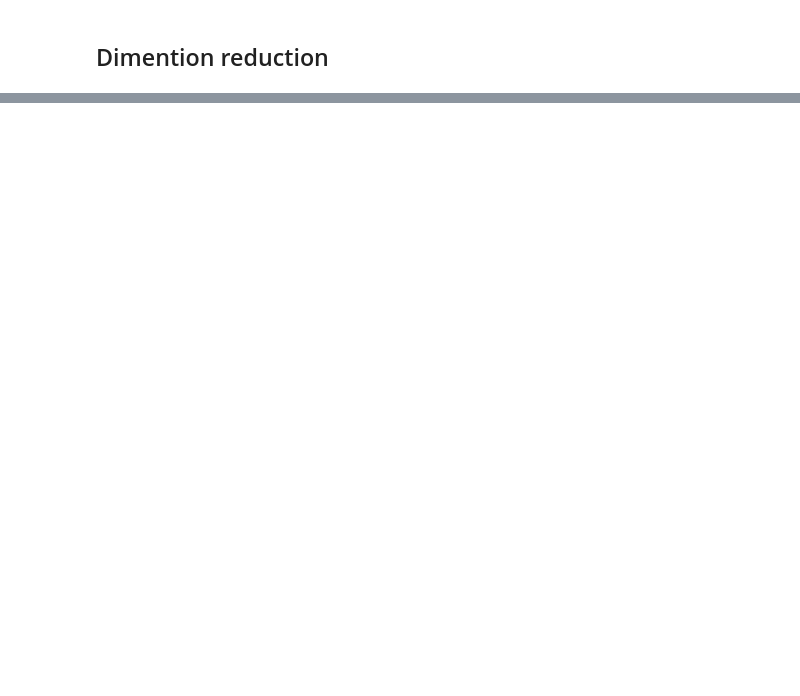
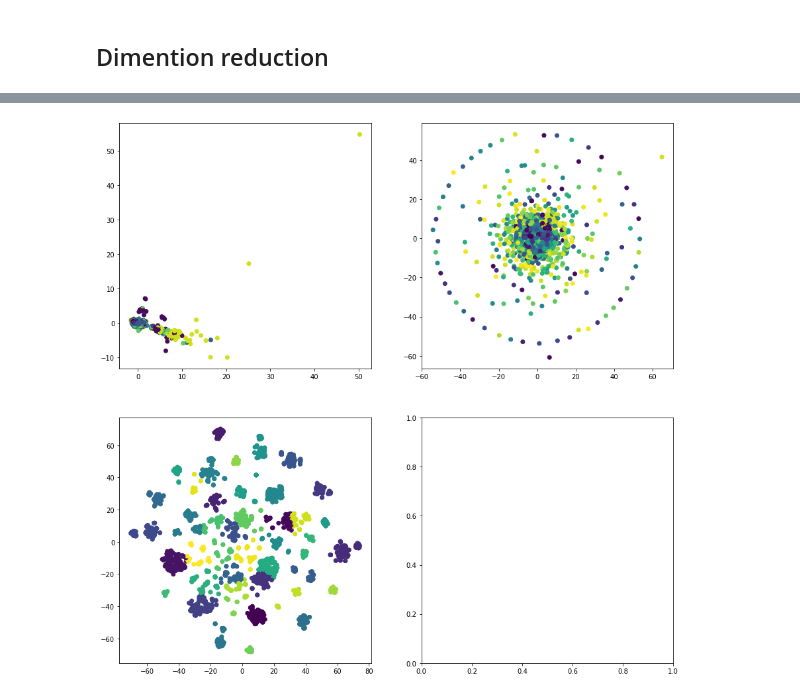
Before and after one commit to NicoJanko/Projet_5_OPC, a Jupyter notebook: Projet5_Explo.ipynb, the cells around one changed output, grey strips where cells are left out. Cells and saved outputs as stored; diff of their text form; code cells hidden in the pictures; blank space fills up the shorter version.

```diff
--- a/Projet5_Explo.ipynb
+++ b/Projet5_Explo.ipynb
@@ -254,13 +369,15 @@ x_proj3 = tsne.fit_transform(x_scale)
 # %%
-clus = cluster.KMeans(n_clusters = 50)
-clus.fit(x_scale)
+clus = cluster.KMeans(n_clusters = silhouette.index(max(silhouette)))
+clus.fit(x_proj3)
 
 fig,ax =plt.subplots(2,2,figsize = (15,15))
 ax[0,0].scatter(x_proj[:,0], x_proj[:,1], c=clus.labels_)
 ax[0,1].scatter(x_proj2[:,0], x_proj2[:,1], c=clus.labels_)
 ax[1,0].scatter(x_proj3[:,0], x_proj3[:,1], c=clus.labels_)
-ax[1,1].scatter(x_proj4[:,0], x_proj4[:,1], c=clus.labels_)
+
 plt.show()
+# %% [output]
+[figure, added]
 # %%
 dbscan = cluster.DBSCAN()
 dbscan.fit(x_proj3)
```
Also changed, not shown: parts of 25 cells of this notebook, 1 other file.
